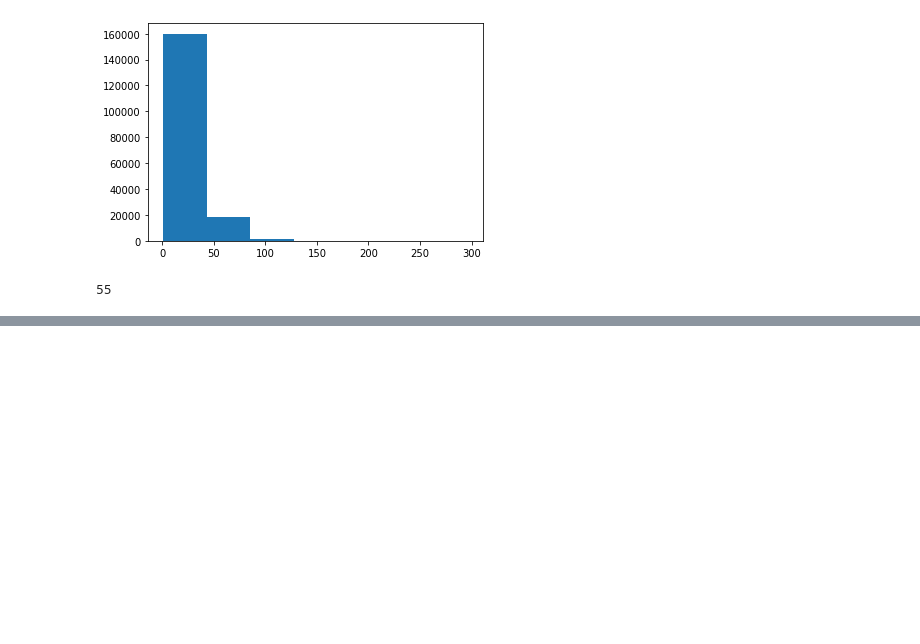
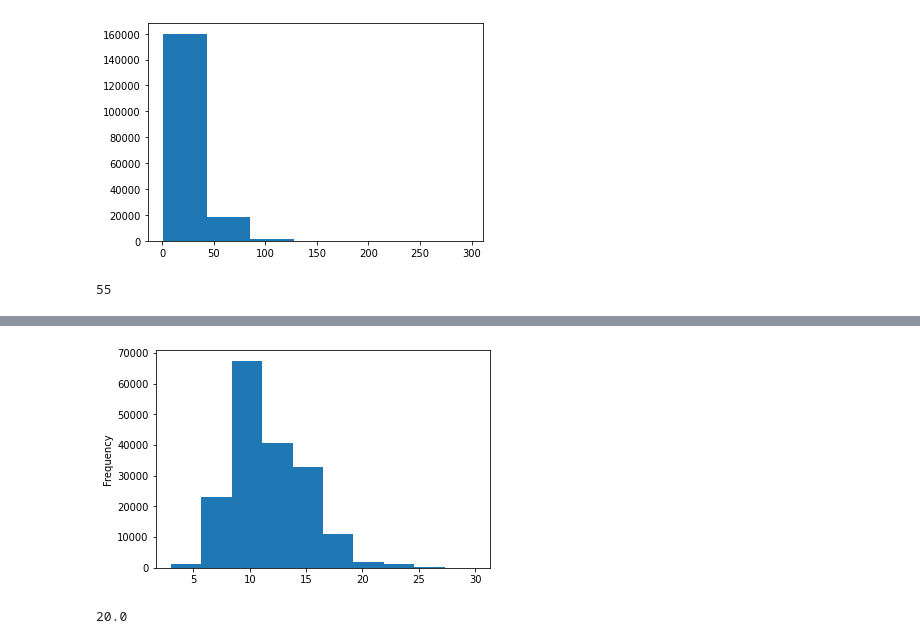
Before and after one commit to SanmayAvhad/Abstract_Skimmer, a Jupyter notebook: AbstractSkimmer.ipynb, the cells around one changed output, grey strips where cells are left out. Drawn from its saved outputs; the diff is of its cells as text; code cells hidden in the pictures; blank space fills up the shorter version.

```diff
--- a/AbstractSkimmer.ipynb
+++ b/AbstractSkimmer.ipynb
@@ -294,0 +530,8 @@ rct_20k_text_vocab = text_vectorizer.get_vocabulary()
+# %%
+train_df.total_lines.plot.hist();
+# %% [output]
+[figure, added]
+# %%
+np.percentile(train_df.total_lines, 98)
+# %% [output]
+20.0
```
Also changed, not shown: parts of 65 cells of this notebook, 1 other file.
